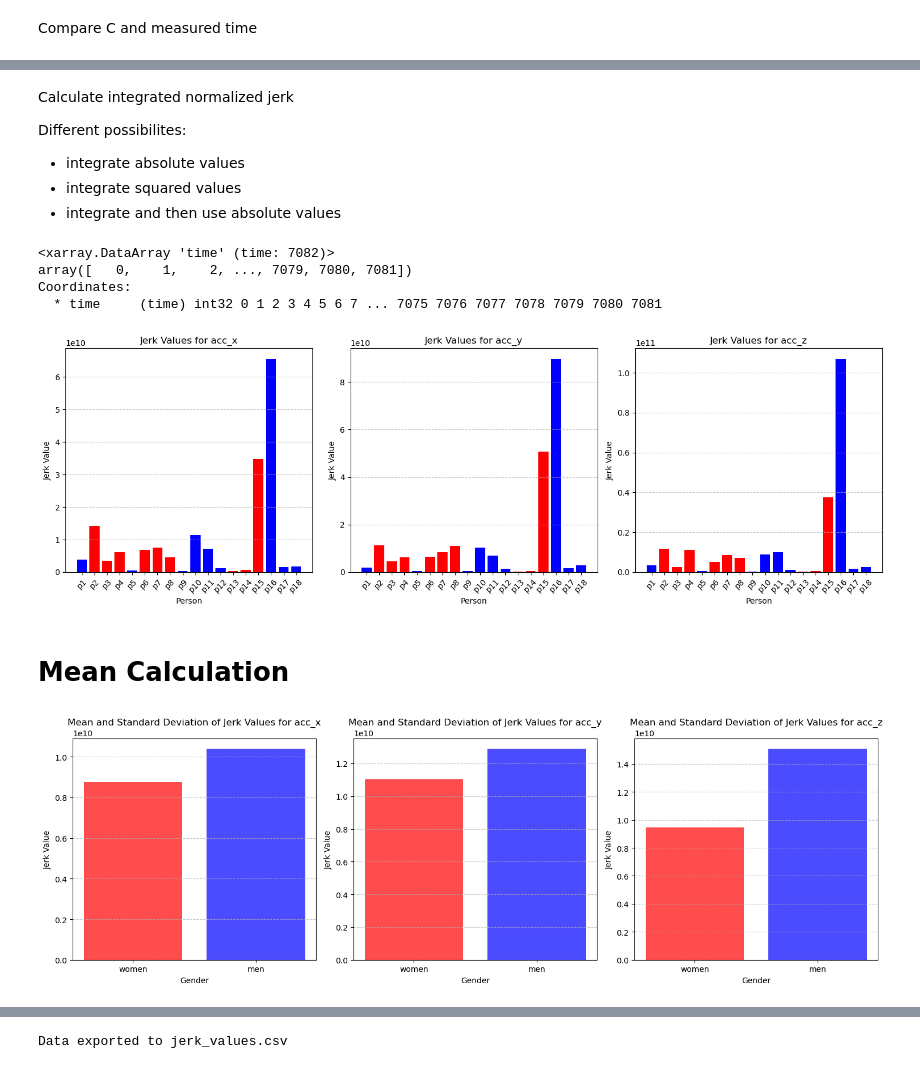
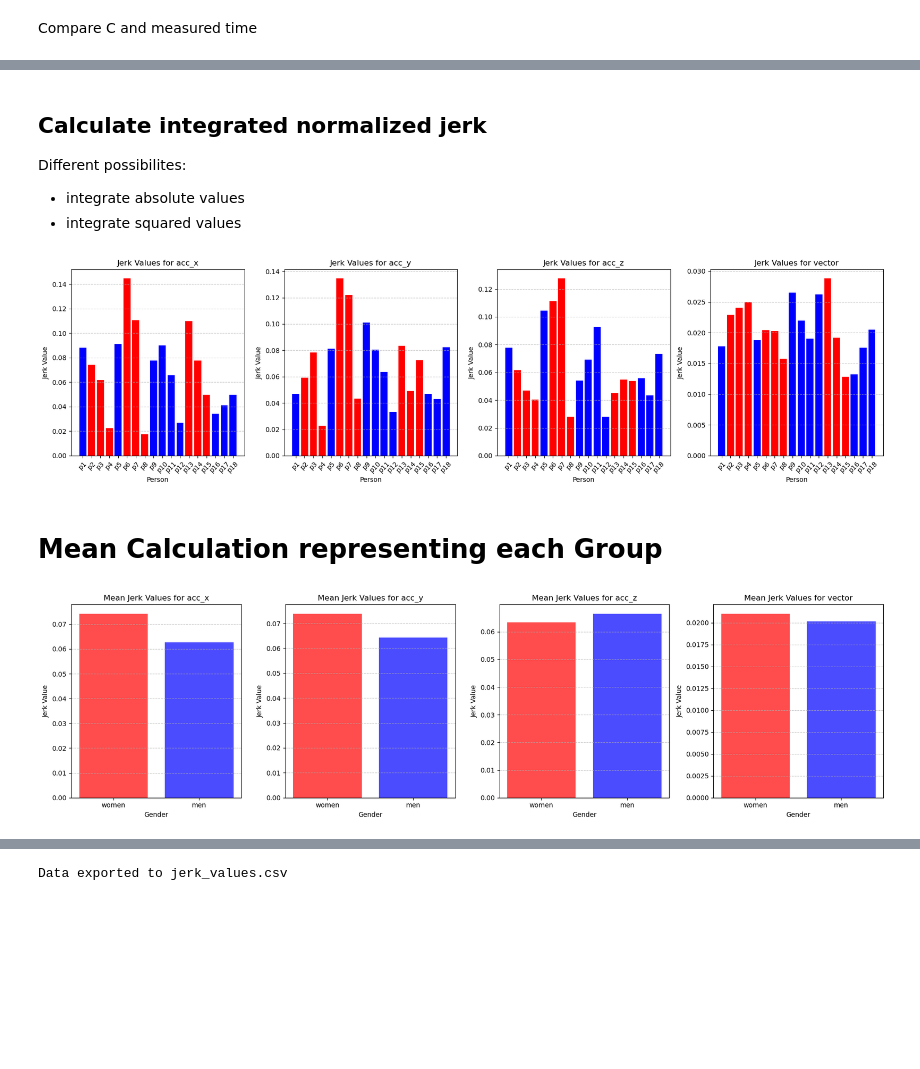
Before and after one commit to doertiboy/MasterStudy, a Jupyter notebook: Acceleration.ipynb, the cells around one changed output, grey strips where cells are left out. Drawn from its saved outputs; the diff is of its cells as text; code cells hidden in the pictures; blank space fills up the shorter version.

```diff
--- a/Acceleration.ipynb
+++ b/Acceleration.ipynb
@@ -131,16 +152,20 @@ for person_name in acc_dict:
     acc_x_derivative = acc_dataset['acc_x_derivative']
     acc_y_derivative = acc_dataset['acc_y_derivative']
     acc_z_derivative = acc_dataset['acc_z_derivative']
+    jerk_vector = acc_dataset['jerk_vector']
 
     max_acc_x_derivative = np.max(np.abs(acc_x_derivative))
     max_acc_y_derivative = np.max(np.abs(acc_y_derivative))
     max_acc_z_derivative = np.max(np.abs(acc_z_derivative))
+    max_jerk_vector = np.max(np.abs(jerk_vector))
 
     acc_x_derivative_normalized = acc_x_derivative / max_acc_x_derivative
     acc_y_derivative_normalized = acc_y_derivative / max_acc_y_derivative
     acc_z_derivative_normalized = acc_z_derivative / max_acc_z_derivative
+    jerk_vector_normalized = jerk_vector / max_jerk_vector
 
     acc_dataset['acc_x_derivative_normalized'] = acc_x_derivative_normalized
     acc_dataset['acc_y_derivative_normalized'] = acc_y_derivative_normalized
     acc_dataset['acc_z_derivative_normalized'] = acc_z_derivative_normalized
+    acc_dataset['jerk_vector_normalized'] = jerk_vector_normalized
 # %% [markdown]
@@ -239,7 +298,7 @@ Frequenzanalyse - nyquist regel und sample frequenz <br>
 Interpolation zum längsten
 # %%
 num_axes = 3
-fig, axs = plt.subplots(num_axes, 1, figsize=(10, 18))
+fig, axs = plt.subplots(num_axes, 1, figsize=(10, 8))
 
 for i, axis in enumerate(['acc_x_derivative_normalized_global', 'acc_y_derivative_normalized_global', 'acc_z_derivative_normalized_global']):
     axs[i].set_title(f'{axis} normalized jerk for all persons')
@@ -264,9 +352,12 @@ for person_name in acc_dict:
     acc_dataset = acc_dict[person_name]
 
     timesteps = acc_dataset['time']
-    time = timesteps[-1] / 120
-    # time = max_timesteps / 120
-    C = (time ** 5) / (12 ** 2)
+    start = timesteps[0]
+    stop = timesteps[-1]
+    C = 1 / (stop - start)
+    # time = timesteps[-1] / 120
+    # # time = max_timesteps / 120
+    # C = (time ** 5) / (12 ** 2)
     acc_dataset['C'] = C
 # %% [markdown]
 Compare C and measured time
@@ -318,56 +409,50 @@ plt.show()
 # %% [markdown]
-Calculate integrated normalized jerk
+## Calculate integrated normalized jerk
 
 Different possibilites: <br>
 * integrate absolute values
 * integrate squared values
-* integrate and then use absolute values
 # %%
-jerk_values = {'acc_x': {}, 'acc_y': {}, 'acc_z': {}}
+jerk_values = {'acc_x': {}, 'acc_y': {}, 'acc_z': {}, 'vector': {}}
 
 for person_name in acc_dict:
     acc_dataset = acc_dict[person_name]
     time = acc_dataset['time']
     C = acc_dataset['C'].values
 
-    for axis in ['acc_x', 'acc_y', 'acc_z']:
-        jerk = (acc_dataset[f'{axis}_derivative_normalized'])
+    for axis in ['acc_x', 'acc_y', 'acc_z', 'vector']:
+        jerk = acc_dataset['jerk_vector_normalized_global'] if axis == 'vector' else acc_dataset[f'{axis}_derivative_normalized']
 
         # Integrate
         integral_value = trapz(np.abs(jerk), time)
-        jerk = C * np.abs(integral_value)
+        mean_jerk = C * np.abs(integral_value)
 
-        jerk_values[axis][person_name] = jerk
+        jerk_values[axis][person_name] = mean_jerk
-# %% [output]
-<xarray.DataArray 'time' (time: 7082)>
-array([   0,    1,    2, ..., 7079, 7080, 7081])
-Coordinates:
-  * time     (time) int32 0 1 2 3 4 5 6 7 ... 7075 7076 7077 7078 7079 7080 7081
 # %%
-axes = ['acc_x', 'acc_y', 'acc_z']
+axes = ['acc_x', 'acc_y', 'acc_z', 'vector']
 
-fig, axs = plt.subplots(1, 3, figsize=(15, 5))
+fig, axs = plt.subplots(1, 4, figsize=(18, 5))
 
 for i, axis in enumerate(axes):
     person_names = list(jerk_values[axis].keys())
     values = list(jerk_values[axis].values())
     genders = [acc_dict[person_name]['gender'] for person_name in person_names]
 
     # Define colors based on gender
     colors = ['red' if gender == 'female' else 'blue' for gender in genders]
 
     # Plot the integrated values with colors
     axs[i].bar(person_names, values, color=colors)
     axs[i].set_xlabel('Person')
     axs[i].set_ylabel('Jerk Value')
     axs[i].set_title(f'Jerk Values for {axis}')
     axs[i].tick_params(axis='x', rotation=45)
     axs[i].grid(axis='y', linestyle='--', alpha=0.7)
 
 plt.tight_layout()
 plt.show()
 # %% [output]
-[figure, old version]
+[figure, new version]
 # %% [markdown]
-# Mean Calculation
+# Mean Calculation representing each Group
 # %%
@@ -390,9 +475,9 @@ std_jerk_values_women = {axis: np.std(values) for axis, values in jerk_values_wo
 mean_jerk_values_men = {axis: np.mean(values) for axis, values in jerk_values_men.items()}
 std_jerk_values_men = {axis: np.std(values) for axis, values in jerk_values_men.items()}
 # %%
-axes = ['acc_x', 'acc_y', 'acc_z']
+axes = ['acc_x', 'acc_y', 'acc_z', 'vector']
 
-fig, axs = plt.subplots(1, 3, figsize=(15, 5))
+fig, axs = plt.subplots(1, 4, figsize=(18, 5))
 
 for i, axis in enumerate(axes):
     x_labels = ['women', 'men']
@@ -414,11 +499,11 @@ for i, axis in enumerate(axes):
     axs[i].set_xticklabels(x_labels)
     axs[i].set_xlabel('Gender')
     axs[i].set_ylabel('Jerk Value')
-    axs[i].set_title(f'Mean and Standard Deviation of Jerk Values for {axis}')
+    axs[i].set_title(f'Mean Jerk Values for {axis}')
     axs[i].grid(axis='y', linestyle='--', alpha=0.7)
 
 plt.tight_layout()
 plt.show()
 # %% [output]
-[figure, old version]
+[figure, new version]
 # %%
```
Also changed, not shown: parts of 17 cells of this notebook, 3 other files.
